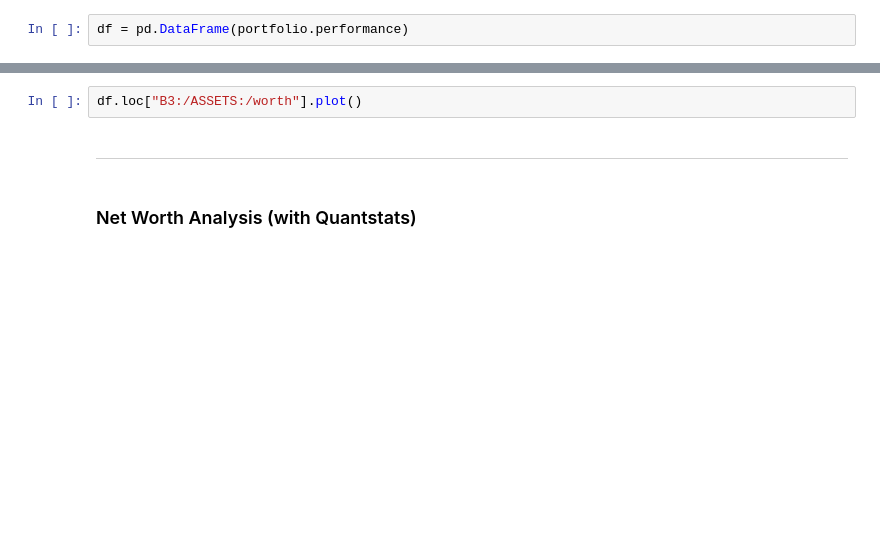
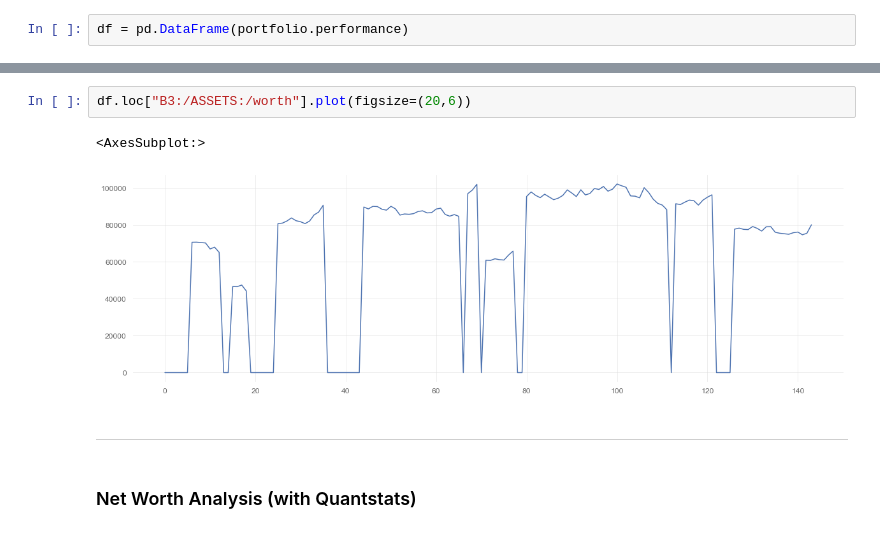
Before and after one commit to mso13/Mestrado_PPGI, a Jupyter notebook: src/tensortrade/TensorTrade DRL with Risk Adj Rewards (PPO Algorithm).ipynb, the cells around one changed output, grey strips where cells are left out. Saved outputs shown, nothing was run; the diff lists cells and outputs as text; blank space fills up the shorter version.

```diff
--- a/src/tensortrade/TensorTrade DRL with Risk Adj Rewards (PPO Algorithm).ipynb
+++ b/src/tensortrade/TensorTrade DRL with Risk Adj Rewards (PPO Algorithm).ipynb
@@ -388,5 +515,8 @@ df.loc["B3:/BRL-ASSETS"].plot()
 # %%
-df.loc["B3:/ASSETS:/worth"].plot()
+df.loc["B3:/ASSETS:/worth"].plot(figsize=(20,6))
+# %% [output]
+<AxesSubplot:>
+[figure, added]
 # %% [markdown]
 ---
 # %% [markdown]
```
Also changed, not shown: parts of 16 cells of this notebook, 7 other files.
